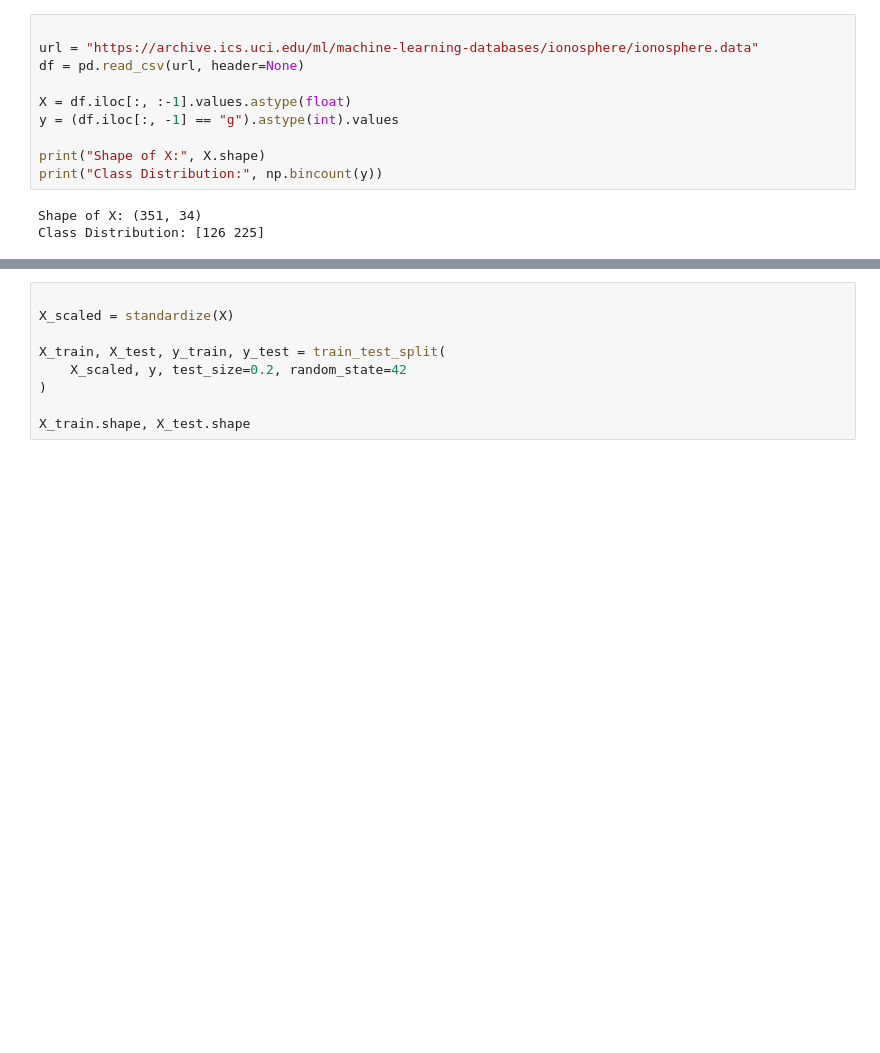
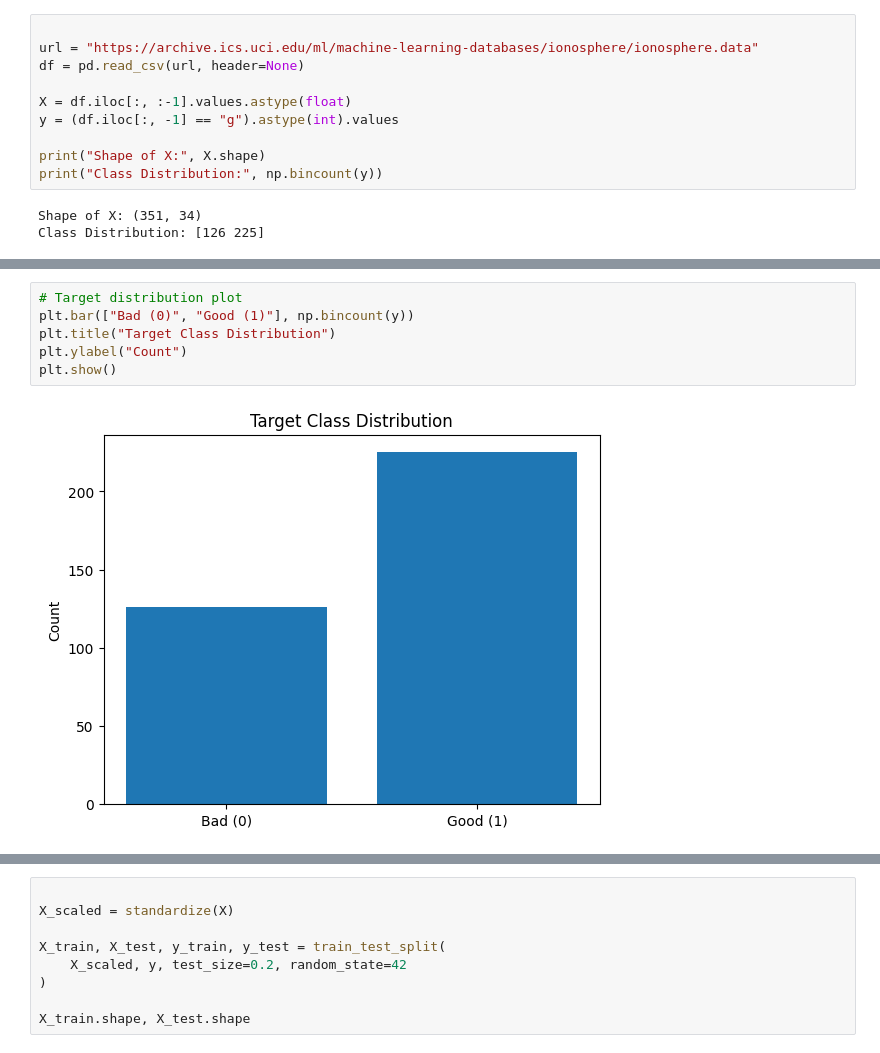
Before and after one commit to gwenfitz/fitzsimmons-cmor-438, a Jupyter notebook: notebooks/supervised_learning/Ensemble Methods/ensemble_methods_example.ipynb, the cells around one changed output, grey strips where cells are left out. Saved outputs shown, nothing was run; the diff lists cells and outputs as text; blank space fills up the shorter version.

```diff
--- a/notebooks/supervised_learning/Ensemble Methods/ensemble_methods_example.ipynb
+++ b/notebooks/supervised_learning/Ensemble Methods/ensemble_methods_example.ipynb
@@ -92,0 +153,8 @@ Class Distribution: [126 225]
+# %%
+# Target distribution plot
+plt.bar(["Bad (0)", "Good (1)"], np.bincount(y))
+plt.title("Target Class Distribution")
+plt.ylabel("Count")
+plt.show()
+# %% [output]
+[figure, added]
```
Also changed, not shown: parts of 22 cells of this notebook.
